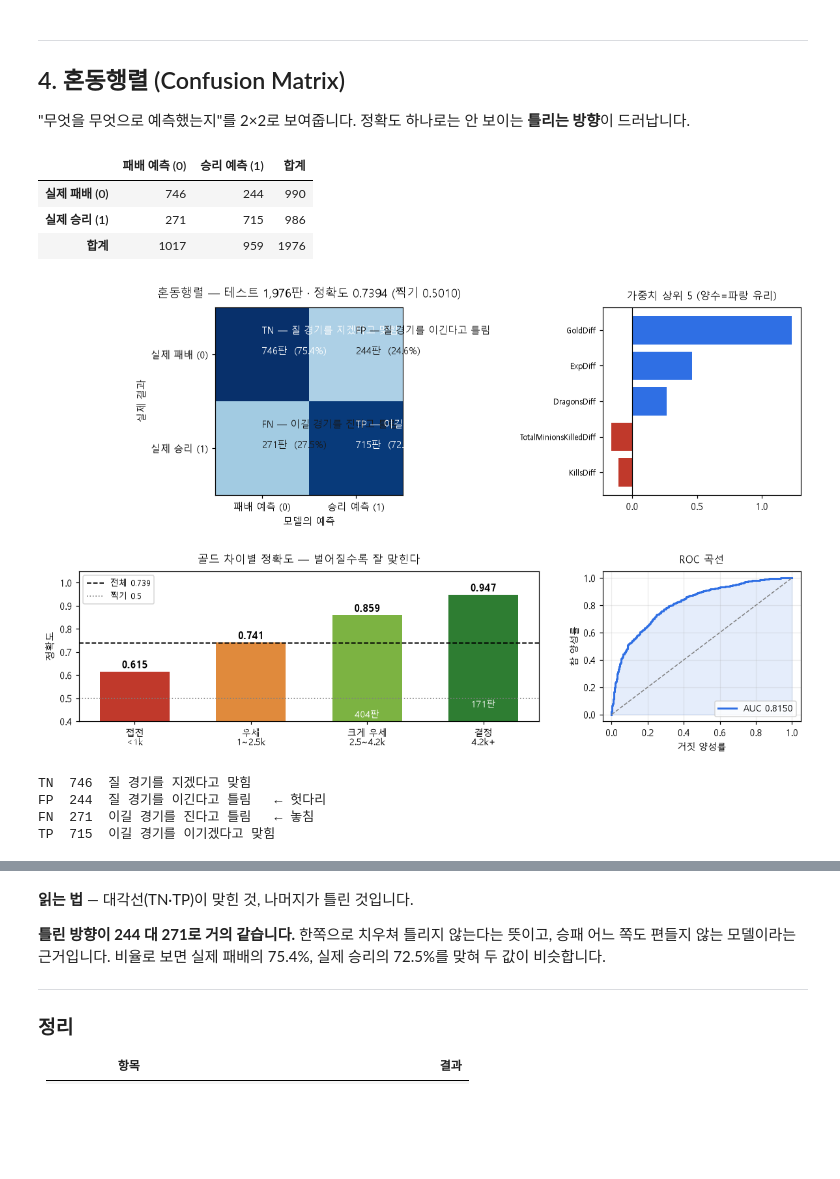
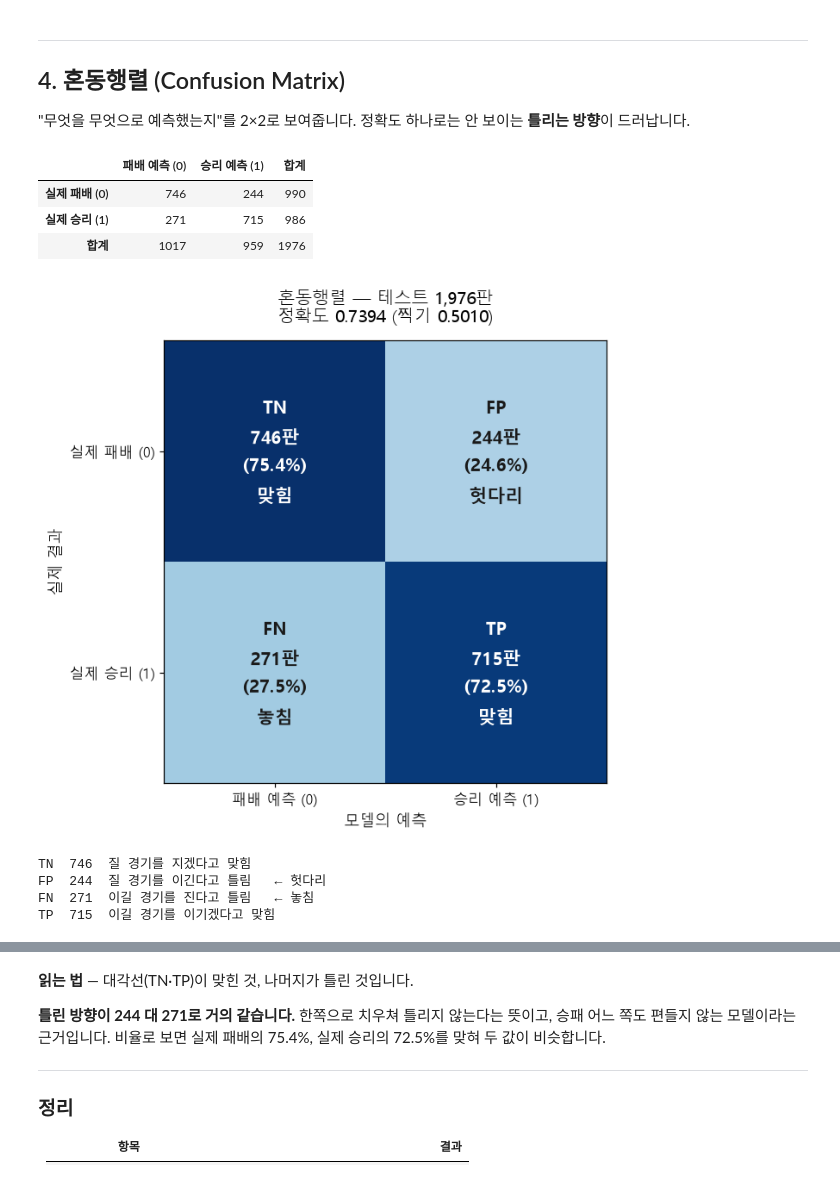
Before and after one commit to wpalswpa/project2608, a Jupyter notebook: reports/model_report.ipynb, the cells around one changed output, grey strips where cells are left out. Saved outputs shown, nothing was run; the diff lists cells and outputs as text; code cells hidden in the pictures; blank space fills up the shorter version.

```diff
--- a/reports/model_report.ipynb
+++ b/reports/model_report.ipynb
@@ -235,73 +235,40 @@ display(seg.style.format({"정확도": "{:.4f}", "비중": "{:.1%}"}))
 # %%
 cm_table = pd.DataFrame(cm, index=["실제 패배 (0)", "실제 승리 (1)"],
                         columns=["패배 예측 (0)", "승리 예측 (1)"])
 cm_table["합계"] = cm_table.sum(axis=1)
 cm_table.loc["합계"] = cm_table.sum()
 display(cm_table)
 
-fig = plt.figure(figsize=(13, 7.5))
-gs = fig.add_gridspec(2, 3, height_ratios=[1.25, 1], hspace=0.45, wspace=0.32)
+NL = chr(10)
+cmn = cm / cm.sum(axis=1, keepdims=True)
 
-# 혼동행렬 — 경기 수와 비율을 한 칸에 함께
-ax = fig.add_subplot(gs[0, :2])
+# ── 그림 1. 혼동행렬 ──────────────────────────────────────────
+fig, ax = plt.subplots(figsize=(7.2, 6))
 ax.imshow(cm, cmap="Blues", vmin=0, vmax=cm.max())
-tags = [["TN — 질 경기를 지겠다고 맞힘", "FP — 질 경기를 이긴다고 틀림"],
-        ["FN — 이길 경기를 진다고 틀림", "TP — 이길 경기를 이기겠다고 맞힘"]]
-cmn = cm / cm.sum(axis=1, keepdims=True)
-NL = chr(10)
+short = [["TN", "FP"], ["FN", "TP"]]
+desc  = [["맞힘", "헛다리"], ["놓침", "맞힘"]]
 for i in range(2):
     for j in range(2):
-        ax.text(j, i, tags[i][j] + NL + NL + f"{cm[i, j]:,}판  ({cmn[i, j]:.1%})",
+        ax.text(j, i, short[i][j] + NL + f"{cm[i, j]:,}판" + NL + f"({cmn[i, j]:.1%})" + NL + desc[i][j],
+                ha="center", va="center", fontsize=14, fontweight="bold", linespacing=1.6,
                 color="white" if cm[i, j] > cm.max() * 0.6 else "#1a1a1a")
-ax.set_xticks([0, 1]); ax.set_xticklabels(["패배 예측 (0)", "승리 예측 (1)"], fontsize=10)
-ax.set_yticks([0, 1]); ax.set_yticklabels(["실제 패배 (0)", "실제 승리 (1)"], fontsize=10)
-ax.set_xlabel("모델의 예측"); ax.set_ylabel("실제 결과")
-ax.set_title(f"혼동행렬 — 테스트 {len(y_te):,}판 · 정확도 {acc:.4f} (찍기 {baseline:.4f})", fontsize=12, pad=10)
-
-# 가중치 상위 5
-ax = fig.add_subplot(gs[0, 2])
-t5 = coef.head(5)[::-1]
-ax.barh(range(len(t5)), t5.values, color=["#2f6fe4" if v > 0 else "#c0392b" for v in t5])
-ax.set_yticks(range(len(t5))); ax.set_yticklabels(t5.index, fontsize=8)
-ax.axvline(0, color="black", lw=0.8)
-ax.set_title("가중치 상위 5 (양수=파랑 유리)", fontsize=10.5, pad=8)
-
-# 구간별 정확도
-ax = fig.add_subplot(gs[1, :2])
-ax.bar(range(len(seg)), seg["정확도"], color=["#c0392b", "#e08a3c", "#7cb342", "#2e7d32"], width=0.6)
-for i, (v, n) in enumerate(zip(seg["정확도"], seg["경기수"])):
-    ax.text(i, v + 0.015, f"{v:.3f}", ha="center", fontsize=10.5, fontweight="bold")
-    ax.text(i, v / 2, f"{n}판", ha="center", va="center", fontsize=9, color="white")
-ax.axhline(acc, color="black", ls="--", lw=1.2, label=f"전체 {acc:.3f}")
-ax.axhline(0.5, color="gray", ls=":", lw=1.1, label="찍기 0.5")
-ax.set_xticks(range(len(seg)))
-ax.set_xticklabels(["접전" + NL + "<1k", "우세" + NL + "1~2.5k", "크게 우세" + NL + "2.5~4.2k", "결정" + NL + "4.2k+"], fontsize=9)
-ax.set_ylim(0.4, 1.05); ax.set_ylabel("정확도")
-ax.set_title("골드 차이별 정확도 — 벌어질수록 잘 맞힌다", fontsize=11, pad=8)
-ax.legend(loc="upper left", fontsize=8.5)
-
-# ROC
-ax = fig.add_subplot(gs[1, 2])
-fpr, tpr, _ = roc_curve(y_te, proba)
-ax.plot(fpr, tpr, lw=2, color="#2f6fe4", label=f"AUC {auc:.4f}")
-ax.plot([0, 1], [0, 1], "--", color="gray", lw=1)
-ax.fill_between(fpr, tpr, alpha=0.12, color="#2f6fe4")
-ax.set_xlabel("거짓 양성률", fontsize=9); ax.set_ylabel("참 양성률", fontsize=9)
-ax.set_title("ROC 곡선", fontsize=10.5, pad=8)
-ax.legend(loc="lower right", fontsize=9); ax.grid(alpha=0.25)
-
-plt.show()
+ax.set_xticks([0, 1]); ax.set_xticklabels(["패배 예측 (0)", "승리 예측 (1)"], fontsize=11)
+ax.set_yticks([0, 1]); ax.set_yticklabels(["실제 패배 (0)", "실제 승리 (1)"], fontsize=11)
+ax.set_xlabel("모델의 예측", fontsize=12); ax.set_ylabel("실제 결과", fontsize=12)
+ax.set_title(f"혼동행렬 — 테스트 {len(y_te):,}판" + NL +
+             f"정확도 {acc:.4f} (찍기 {baseline:.4f})", fontsize=13, pad=14)
+fig.tight_layout(); plt.show()
 
 print(f"TN {tn:>4}  질 경기를 지겠다고 맞힘")
 print(f"FP {fp:>4}  질 경기를 이긴다고 틀림   ← 헛다리")
 print(f"FN {fn:>4}  이길 경기를 진다고 틀림   ← 놓침")
 print(f"TP {tp:>4}  이길 경기를 이기겠다고 맞힘")
 # %% [output]
 |  | 패배 예측 (0) | 승리 예측 (1) | 합계 |
 | 실제 패배 (0) | 746 | 244 | 990 |
 | 실제 승리 (1) | 271 | 715 | 986 |
 | 합계 | 1017 | 959 | 1976 |
-[figure, old version]
+[figure, new version]
 TN  746  질 경기를 지겠다고 맞힘
 FP  244  질 경기를 이긴다고 틀림   ← 헛다리
 FN  271  이길 경기를 진다고 틀림   ← 놓침
```
Also changed, not shown: parts of 5 cells of this notebook.
